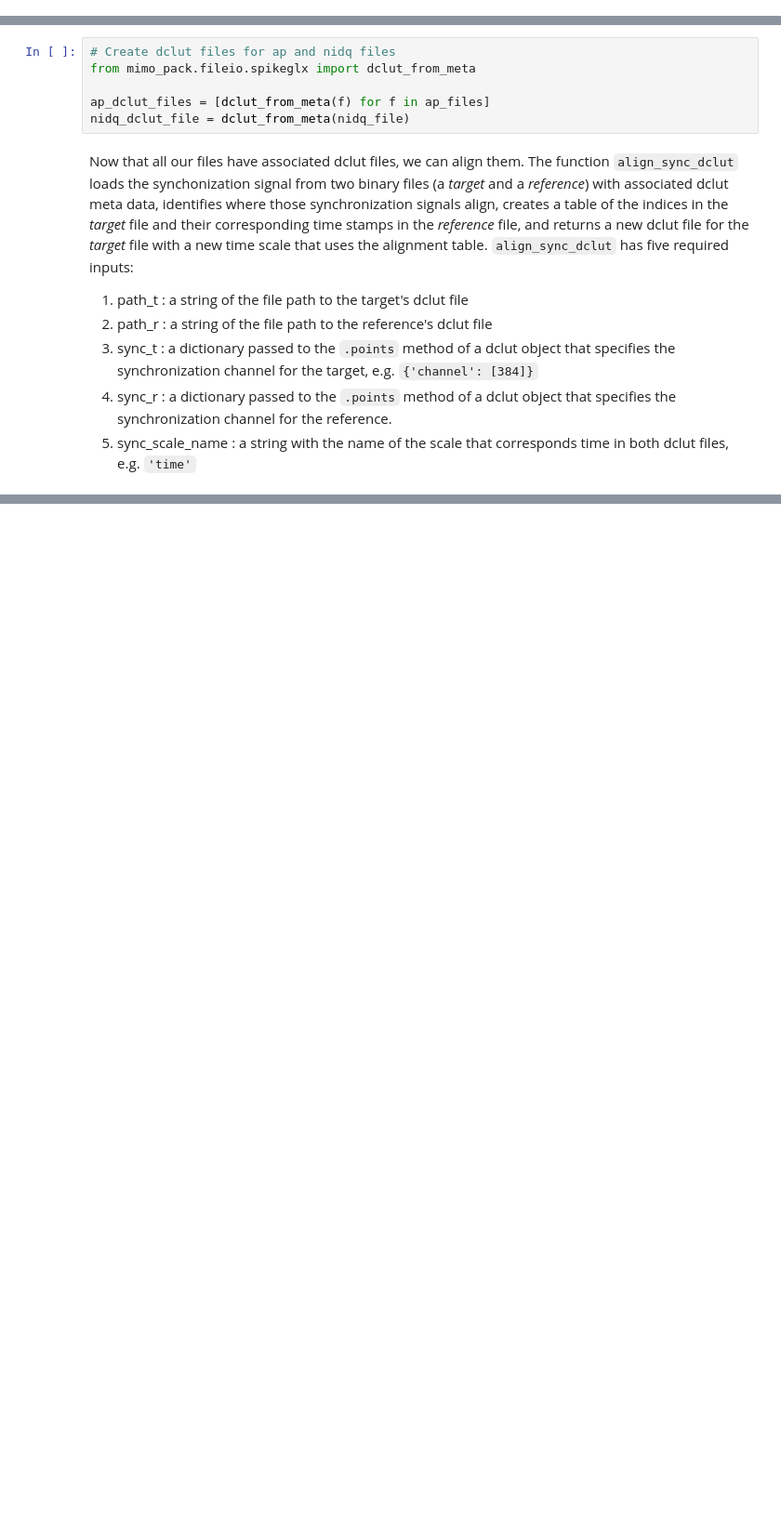
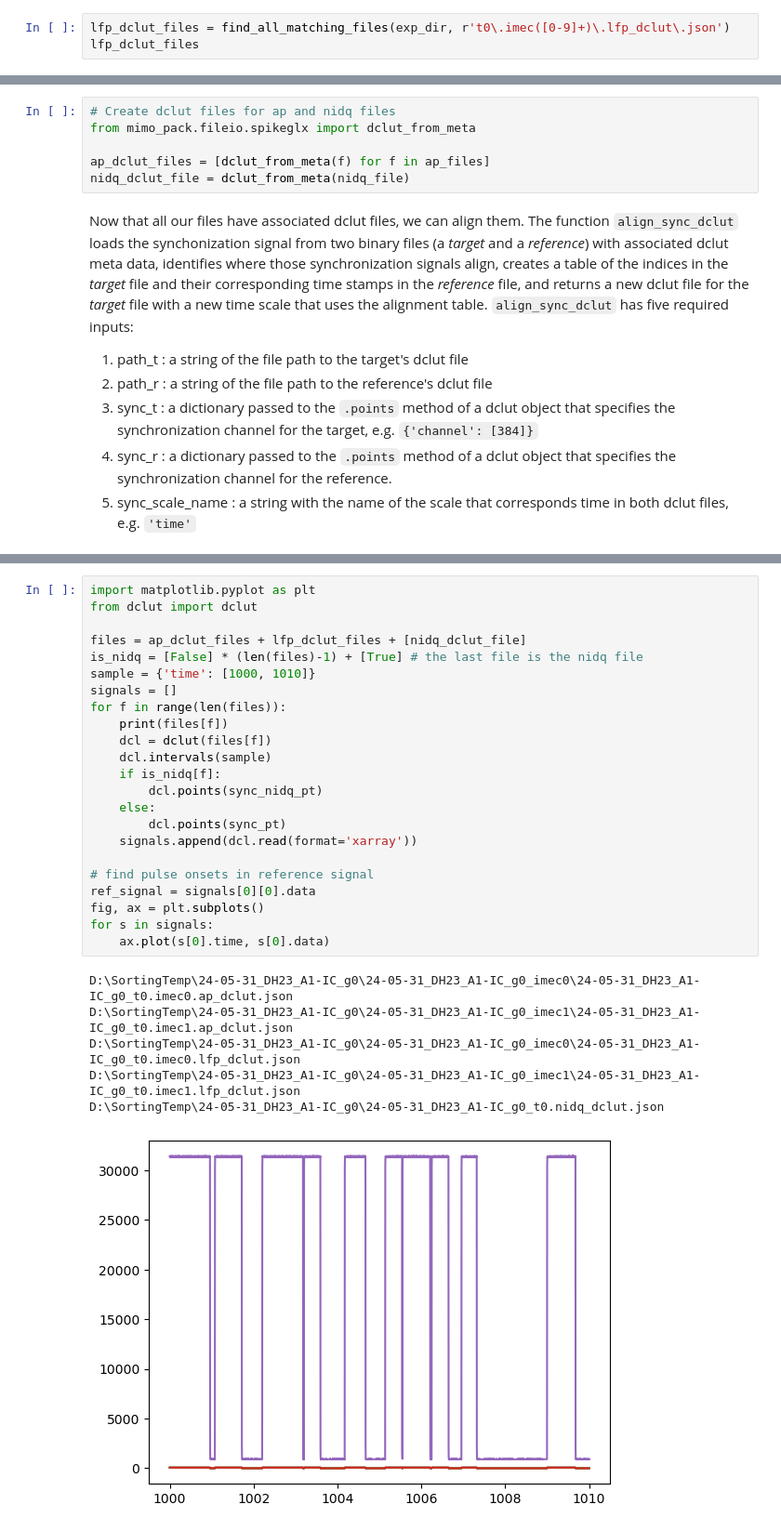
Before and after one commit to dbheadley/mimo_pack, a Jupyter notebook: tutorials/PreprocessSpikeGLXSession.ipynb, the cells around one changed output, grey strips where cells are left out. Shown: that part at 93% size. Saved outputs shown, nothing was run; the diff lists cells and outputs as text; blank space fills up the shorter version.

```diff
--- a/tutorials/PreprocessSpikeGLXSession.ipynb
+++ b/tutorials/PreprocessSpikeGLXSession.ipynb
@@ -48,3 +48,6 @@ Processing D:\SortingTemp\24-05-31_DH23_A1-IC_g0\24-05-31_DH23_A1-IC_g0_imec1\24
 Next we want to ensure that a common temporal reference frame is shared across all our files. For that we choose the first imec recording file (*.imec0.ap.bin) to be our reference and all other files are keyed off of that one. Each imec file will have a synchronization signal on channel 384. For the nidq file, the synchronization signal will be on whichever channel it had been plugged into on the NiDAQ card.
 
 The alignment is stored using dclut meta files. When we created our LFP files these were made, but they have not yet been created for the *.ap.bin and *.nidq.bin files. So first we will create those.
+# %%
+lfp_dclut_files = find_all_matching_files(exp_dir, r't0\.imec([0-9]+)\.lfp_dclut\.json')
+lfp_dclut_files
@@ -130,0 +113,30 @@ Aligning sync signals
+# %%
+import matplotlib.pyplot as plt
+from dclut import dclut
+
+files = ap_dclut_files + lfp_dclut_files + [nidq_dclut_file]
+is_nidq = [False] * (len(files)-1) + [True] # the last file is the nidq file
+sample = {'time': [1000, 1010]}
+signals = []
+for f in range(len(files)):
+    print(files[f])
+    dcl = dclut(files[f])
+    dcl.intervals(sample)
+    if is_nidq[f]:
+        dcl.points(sync_nidq_pt)
+    else:
+        dcl.points(sync_pt)
+    signals.append(dcl.read(format='xarray'))
+
+# find pulse onsets in reference signal
+ref_signal = signals[0][0].data
+fig, ax = plt.subplots()
+for s in signals:
+    ax.plot(s[0].time, s[0].data)
+# %% [output]
+D:\SortingTemp\24-05-31_DH23_A1-IC_g0\24-05-31_DH23_A1-IC_g0_imec0\24-05-31_DH23_A1-IC_g0_t0.imec0.ap_dclut.json
+D:\SortingTemp\24-05-31_DH23_A1-IC_g0\24-05-31_DH23_A1-IC_g0_imec1\24-05-31_DH23_A1-IC_g0_t0.imec1.ap_dclut.json
+D:\SortingTemp\24-05-31_DH23_A1-IC_g0\24-05-31_DH23_A1-IC_g0_imec0\24-05-31_DH23_A1-IC_g0_t0.imec0.lfp_dclut.json
+D:\SortingTemp\24-05-31_DH23_A1-IC_g0\24-05-31_DH23_A1-IC_g0_imec1\24-05-31_DH23_A1-IC_g0_t0.imec1.lfp_dclut.json
+D:\SortingTemp\24-05-31_DH23_A1-IC_g0\24-05-31_DH23_A1-IC_g0_t0.nidq_dclut.json
+[figure, added]
```
Also changed, not shown: parts of 3 cells of this notebook.
